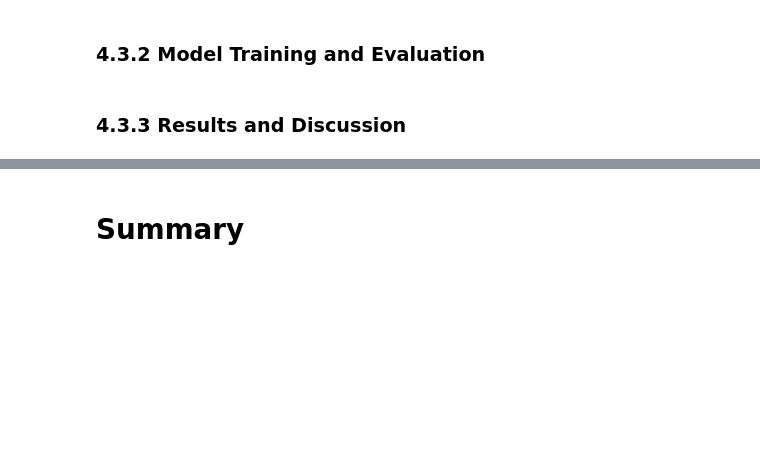
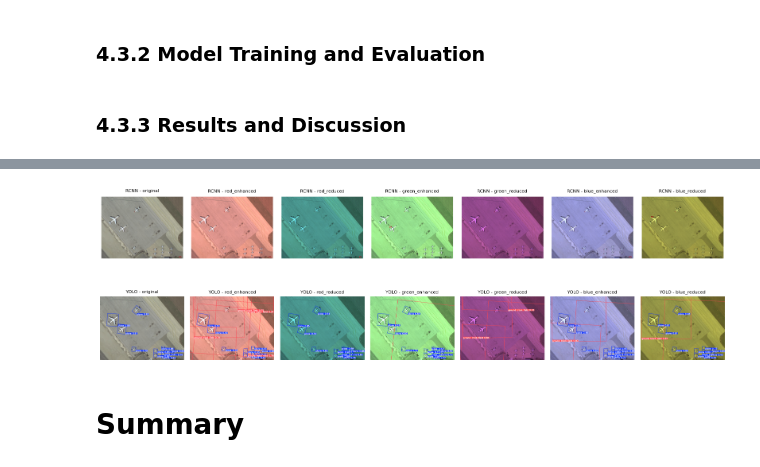
Before and after one commit to WeijieCui/VisualDota, a Jupyter notebook: src/main.ipynb, the cells around one changed output, grey strips where cells are left out. Drawn from its saved outputs; the diff is of its cells as text; code cells hidden in the pictures; blank space fills up the shorter version.

Commit message:
commit data_validation

```diff
--- a/src/main.ipynb
+++ b/src/main.ipynb
@@ -594,0 +638,2 @@ modeling_faster_rcnn.show_results(
+# %%
+data_validation.run_dota_evaluation(DATASET_ROOT_DIR,printclassap=False)
@@ -594,0 +655,32 @@ modeling_faster_rcnn.show_results(
+# %%
+#  Using test images
+#  set file path, can modified if appropriate
+image_filename = 'P0035.png'
+enhanced_dir = 'evaluation/RGBHance/'
+yolo_save_dir = 'evaluation/YOLO predict/'
+faster_rcnn_dir = 'evaluation/RCNN predict/'
+os.makedirs(yolo_save_dir, exist_ok=True)
+os.makedirs(faster_rcnn_dir, exist_ok=True)
+
+image_paths = data_validation.enhance_and_save_images(image_filename, DATASET_ROOT_DIR, enhanced_dir)
+
+for path in image_paths:
+    # YOLO
+    results = yolo11(path)
+    output_path = os.path.join(yolo_save_dir, os.path.basename(path))
+    results[0].save(output_path)
+    # Faster R-CNN
+    faster_rcnn_predictimage = modeling_faster_rcnn.predict(
+        faster_rcnn,
+        image_path=path,
+        confidence_threshold=0.3,
+        separate=4,
+    )
+    modeling_faster_rcnn.show_results(
+        image_path=path,
+        prediction=faster_rcnn_predictimage,
+        show_label=False,
+        saved_img_path=os.path.join(faster_rcnn_dir, os.path.basename(path)),
+    )
+
+print("Images have been processed and saved.")
@@ -595,2 +705,8 @@ modeling_faster_rcnn.show_results(
+# %%
+# target Image
+image_filename = 'P0035.png'
+data_validation.display_images(image_filename, yolo_save_dir, faster_rcnn_dir)
+# %% [output]
+[figure, added]
 # %% [markdown]
 # Summary
```
Also changed, not shown: parts of 13 cells of this notebook, 1 other file.
